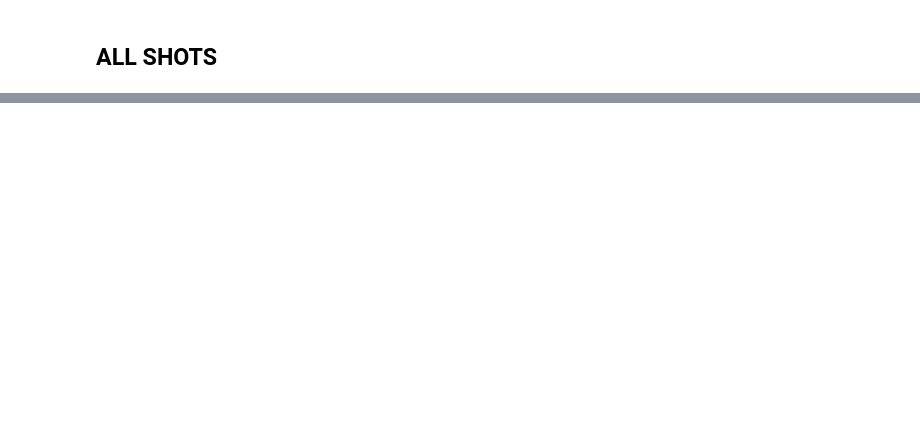
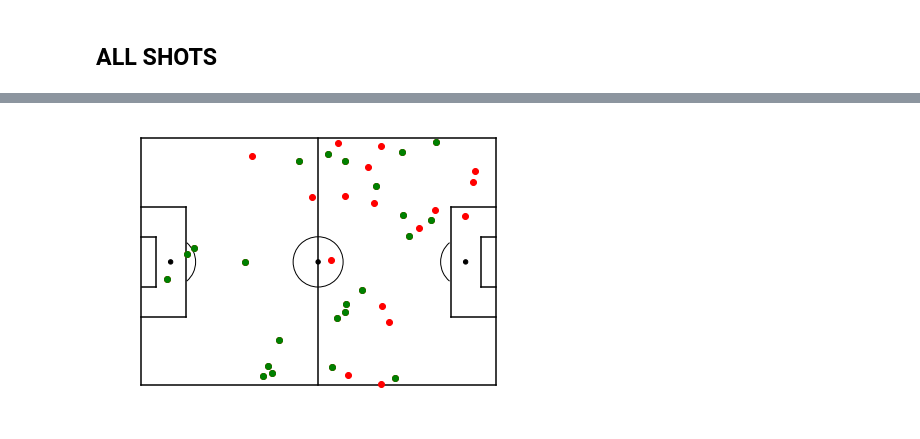
Before and after one commit to dvilches/Parse_OptaF24_Feed_Soccer, a Jupyter notebook: Parsing Opta F24 files.ipynb, the cells around one changed output, grey strips where cells are left out. Drawn from its saved outputs; the diff is of its cells as text; code cells hidden in the pictures; blank space fills up the shorter version.

```diff
--- a/Parsing Opta F24 files.ipynb
+++ b/Parsing Opta F24 files.ipynb
@@ -6,5 +7,5 @@ from datetime import datetime as dt
 # %%
-tree = et.ElementTree(file = "Bolton_ManCityF24.xml")
+tree = et.ElementTree(file = "f24-23-2018-1009324-eventdetails.xml")
 games = tree.getroot()
 # %%
 match_details = games[0].attrib
@@ -26,4 +29,4 @@ match_details
 # %%
-tree2 = et.ElementTree(file = "Bolton_ManCityF7.xml")
+tree2 = et.ElementTree(file = "srml-23-2018-squads.xml")
 soccerfeed = tree2.getroot()
 # %% [markdown]
@@ -367,0 +385,7 @@ with open("shot_data_%s_%s.csv" % (match_details["home_team_name"], match_detail
+# %%
+
+def custom_x (x):
+    return float(x) * 130 / 100
+
+def custom_y (y):
+    return float(y) * 90 / 100
@@ -367,0 +463,81 @@ with open("shot_data_%s_%s.csv" % (match_details["home_team_name"], match_detail
+# %%
+import matplotlib.pyplot as plt
+from matplotlib.patches import Arc
+
+%matplotlib inline
+
+
+#Create figure
+fig=plt.figure()
+fig.set_size_inches(7, 5)
+ax=fig.add_subplot(1,1,1)
+
+#Pitch Outline & Centre Line
+plt.plot([0,0],[0,90], color="black")
+plt.plot([0,130],[90,90], color="black")
+plt.plot([130,130],[90,0], color="black")
+plt.plot([130,0],[0,0], color="black")
+plt.plot([65,65],[0,90], color="black")
+
+#Left Penalty Area
+plt.plot([16.5,16.5],[65,25],color="black")
+plt.plot([0,16.5],[65,65],color="black")
+plt.plot([16.5,0],[25,25],color="black")
+
+#Right Penalty Area
+plt.plot([130,113.5],[65,65],color="black")
+plt.plot([113.5,113.5],[65,25],color="black")
+plt.plot([113.5,130],[25,25],color="black")
+
+#Left 6-yard Box
+plt.plot([0,5.5],[54,54],color="black")
+plt.plot([5.5,5.5],[54,36],color="black")
+plt.plot([5.5,0.5],[36,36],color="black")
+
+#Right 6-yard Box
+plt.plot([130,124.5],[54,54],color="black")
+plt.plot([124.5,124.5],[54,36],color="black")
+plt.plot([124.5,130],[36,36],color="black")
+
+#Prepare Circles
+centreCircle = plt.Circle((65,45),9.15,color="black",fill=False)
+centreSpot = plt.Circle((65,45),0.8,color="black")
+leftPenSpot = plt.Circle((11,45),0.8,color="black")
+rightPenSpot = plt.Circle((119,45),0.8,color="black")
+
+#Draw Circles
+ax.add_patch(centreCircle)
+ax.add_patch(centreSpot)
+ax.add_patch(leftPenSpot)
+ax.add_patch(rightPenSpot)
+
+#Prepare Arcs
+leftArc = Arc((11,45),height=18.3,width=18.3,angle=0,theta1=310,theta2=50,color="black")
+rightArc = Arc((119,45),height=18.3,width=18.3,angle=0,theta1=130,theta2=230,color="black")
+
+#Draw Arcs
+ax.add_patch(leftArc)
+ax.add_patch(rightArc)
+
+#Tidy Axes
+plt.axis('off')
+#plt.plot([int(data["x"][i]),int(data["Xend"][i])],[int(data["Ystart"][i]),int(data["Yend"][i])], color="blue")
+
+
+data_real = data[data["team"]=="Real Madrid"]
+data_getafe = data[data["team"]=="Getafe"]
+
+for i in range(len(data)):
+    plt.plot(custom_x(data["x"][i]),custom_y(data["y"][i]),"o", color="red")
+
+
+for i, row in data_getafe.
+():
+    plt.plot(custom_x(row["x"]),custom_y(row["y"]),"o", color="green")
+
+
+
+#Display Pitch
+plt.show()
+# %% [output]
+[figure, added]
```
Also changed, not shown: parts of 15 cells of this notebook, 2 other files.
